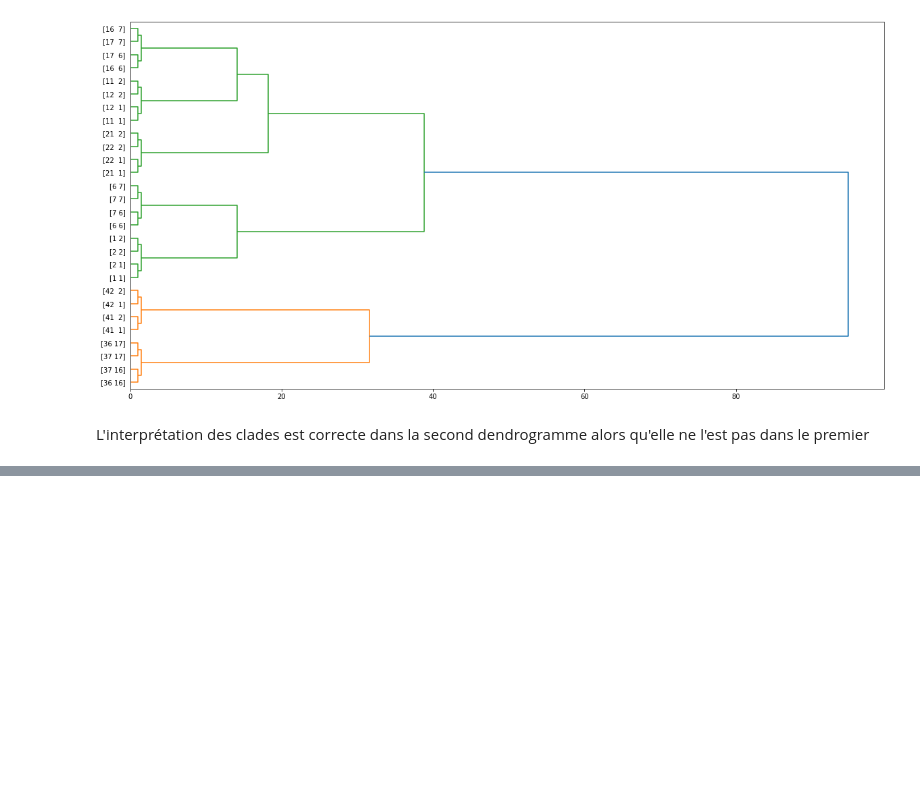
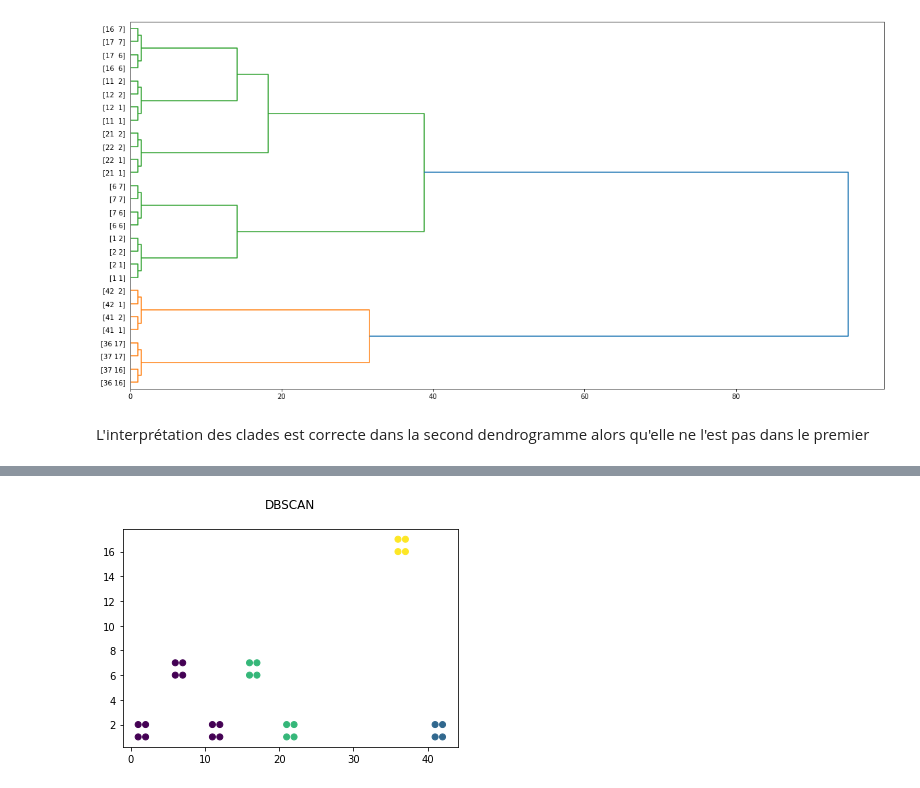
Before and after one commit to eric2mangel/DataScience, a Jupyter notebook: K-means_and_HCA_simples.ipynb, the cells around one changed output, grey strips where cells are left out. Saved outputs shown, nothing was run; the diff lists cells and outputs as text; code cells hidden in the pictures; blank space fills up the shorter version.

```diff
--- a/K-means_and_HCA_simples.ipynb
+++ b/K-means_and_HCA_simples.ipynb
@@ -208,0 +224,13 @@ plt.show()
+# %%
+from sklearn.mixture import GaussianMixture
+
+gmm = GaussianMixture(n_components=4,random_state=2).fit(coord) # n_components fixe le nombre de groupes souhaité
+labels_gmm = gmm.predict(coord)
+
+x = [i[0] for i in coord]
+y = [i[1] for i in coord]
+plt.scatter(x,y,c=labels_gmm)
+plt.title('DBSCAN\n')
+plt.show()
+# %% [output]
+[figure, added]
```
Also changed, not shown: parts of 15 cells of this notebook.
